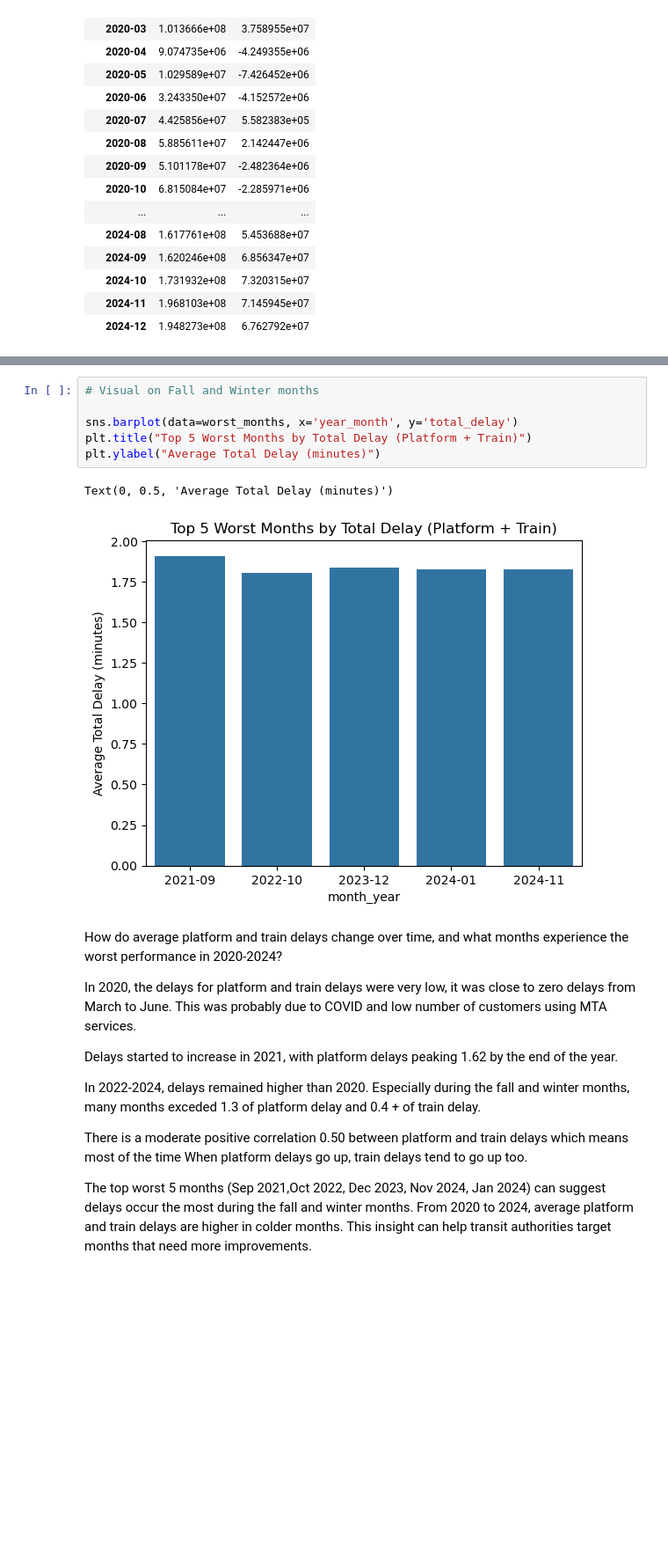
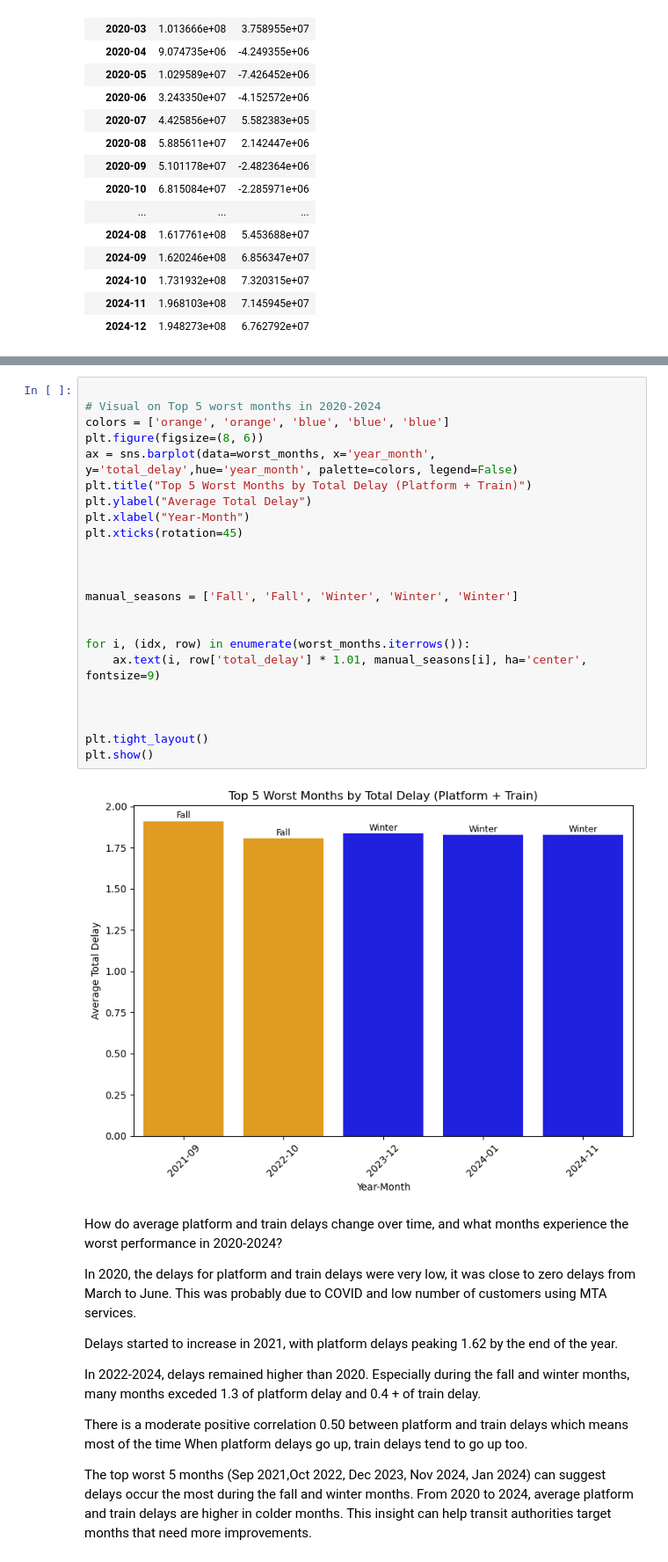
Before and after one commit to tali0n-git/MTA-subway-analysis, a Jupyter notebook: jessica-notebook.ipynb, the cells around one changed output, grey strips where cells are left out. Shown: that part at 88% size. Cells and saved outputs as stored; diff of their text form; blank space fills up the shorter version.

```diff
--- a/jessica-notebook.ipynb
+++ b/jessica-notebook.ipynb
@@ -195,15 +205,31 @@ Top 5 Worst Months by Total Delay:
 | 2023-12 | 1.420889 | 0.414669 | 1.835558 |
 | 2024-01 | 1.340619 | 0.485527 | 1.826146 |
 | 2024-11 | 1.396656 | 0.429685 | 1.826341 |
-# %%
-# Visual on Fall and Winter months
-
-sns.barplot(data=worst_months, x='year_month', y='total_delay')
-plt.title("Top 5 Worst Months by Total Delay (Platform + Train)")
-plt.ylabel("Average Total Delay (minutes)")
-# %% [output]
-Text(0, 0.5, 'Average Total Delay (minutes)')
-[figure, removed]
+# %%
+
+# Visual on Top 5 worst months in 2020-2024
+colors = ['orange', 'orange', 'blue', 'blue', 'blue']
+plt.figure(figsize=(8, 6))
+ax = sns.barplot(data=worst_months, x='year_month', y='total_delay',hue='year_month', palette=colors, legend=False)
+plt.title("Top 5 Worst Months by Total Delay (Platform + Train)")
+plt.ylabel("Average Total Delay")
+plt.xlabel("Year-Month")
+plt.xticks(rotation=45)
+
+
+
+manual_seasons = ['Fall', 'Fall', 'Winter', 'Winter', 'Winter']
+
+
+for i, (idx, row) in enumerate(worst_months.iterrows()):
+    ax.text(i, row['total_delay'] * 1.01, manual_seasons[i], ha='center', fontsize=9)
+
+
+
+plt.tight_layout()
+plt.show()
+# %% [output]
+[figure, added]
 # %% [markdown]
 How do average platform and train delays change over time, and what months experience the worst performance in 2020-2024?
 
```
Also changed, not shown: parts of 6 cells of this notebook.
